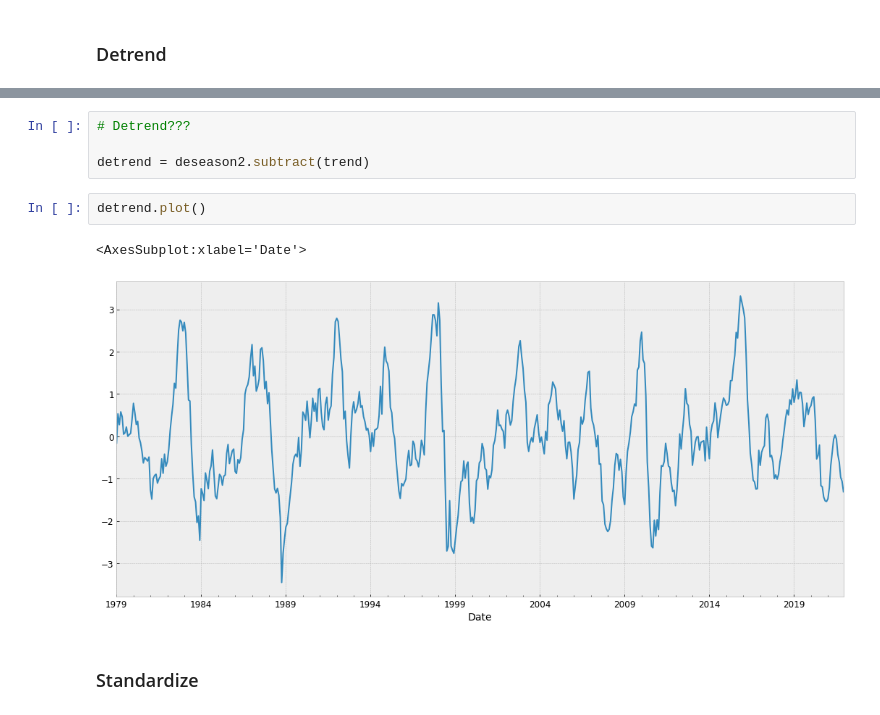
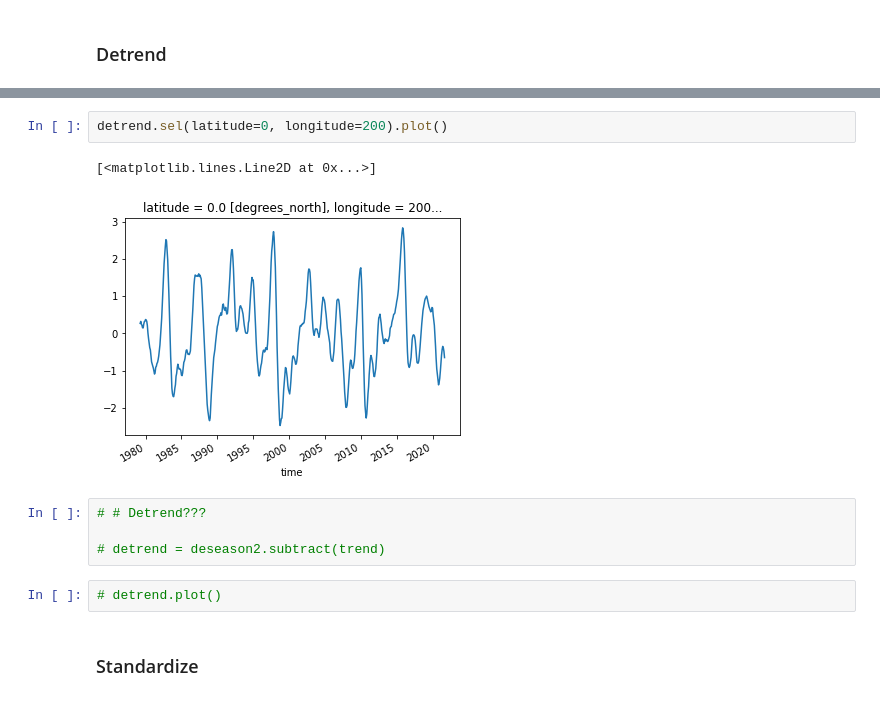
Before and after one commit to atmsillinois/time-series-and-eofs-EWolffWX, a Jupyter notebook: Homework4.ipynb, the cells around one changed output, grey strips where cells are left out. Drawn from its saved outputs; the diff is of its cells as text.

```diff
--- a/Homework4.ipynb
+++ b/Homework4.ipynb
@@ -449,12 +434,14 @@ Text(0.5, 1.0, 'Trend fitted by linear regression')
+# %%
+detrend.sel(latitude=0, longitude=200).plot()
+# %% [output]
+[<matplotlib.lines.Line2D at 0x...>]
+[figure, added]
 # %%
-# Detrend???
+# # Detrend???
 
-detrend = deseason2.subtract(trend)
+# detrend = deseason2.subtract(trend)
-# %%
-detrend.plot()
-# %% [output]
-<AxesSubplot:xlabel='Date'>
-[figure, removed]
+# %%
+# detrend.plot()
 # %% [markdown]
 ### Standardize
 # %%
```
Also changed, not shown: parts of 22 cells of this notebook.
